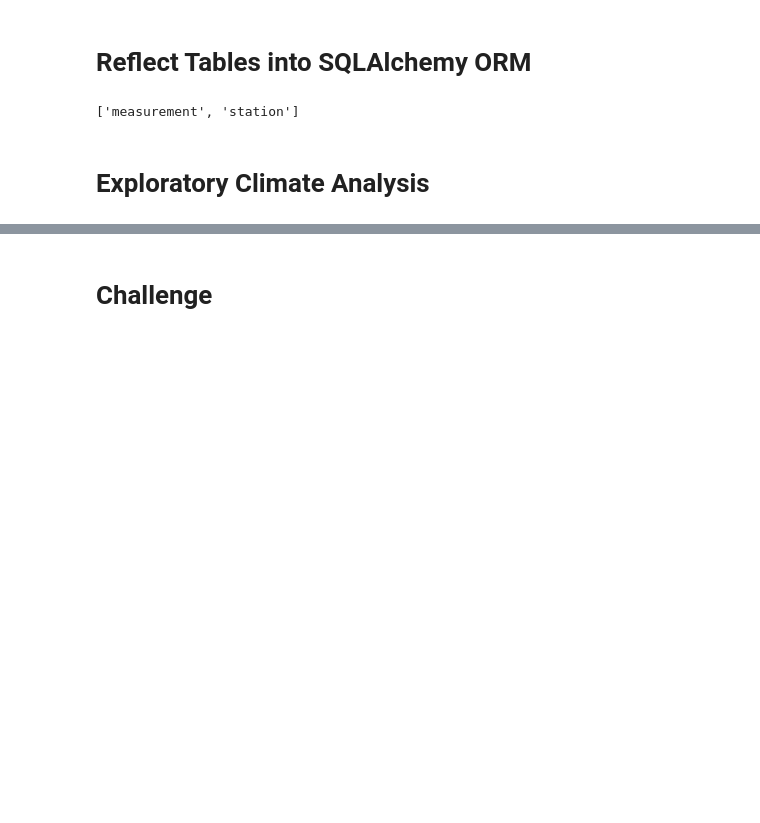
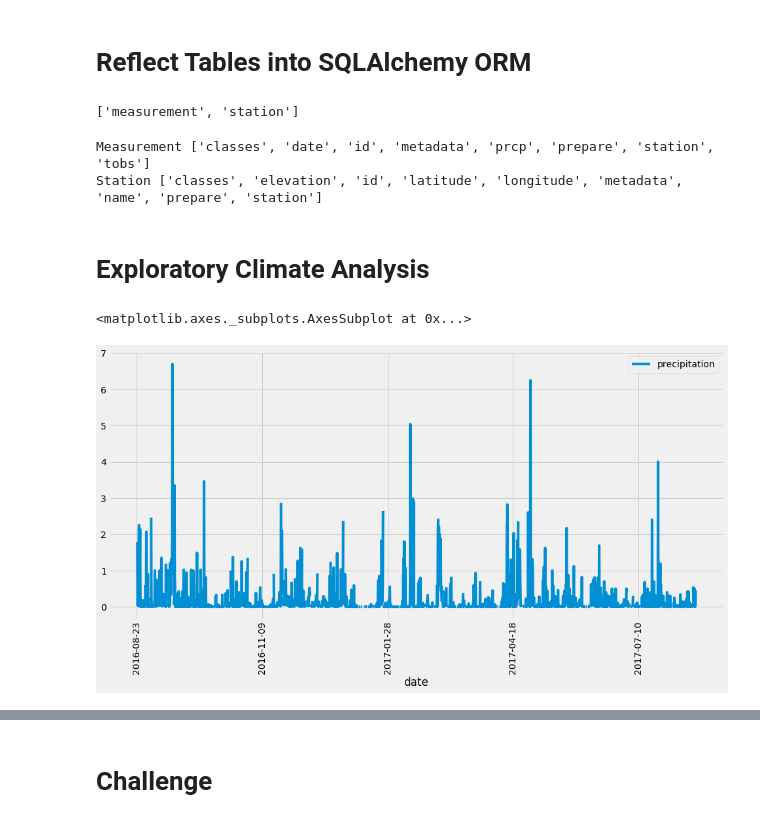
Before and after one commit to Khanguye/Surfs_up, a Jupyter notebook: climate_analysis.ipynb, the cells around one changed output, grey strips where cells are left out. Saved outputs shown, nothing was run; the diff lists cells and outputs as text; code cells hidden in the pictures; blank space fills up the shorter version.

```diff
--- a/climate_analysis.ipynb
+++ b/climate_analysis.ipynb
@@ -36,20 +36,35 @@ Station = Base.classes.station
 # %%
 # Create our session (link) from Python to the DB
 session = Session(engine)
+# %%
+#List column names in ORM Object
+print("Measurement",[col for col in dir(Measurement) if not col.startswith('_')])
+print("Station",[col for col in dir(Station) if not col.startswith('_')])
+# %% [output]
+Measurement ['classes', 'date', 'id', 'metadata', 'prcp', 'prepare', 'station', 'tobs']
+Station ['classes', 'elevation', 'id', 'latitude', 'longitude', 'metadata', 'name', 'prepare', 'station']
 # %% [markdown]
 # Exploratory Climate Analysis
 # %%
 # Design a query to retrieve the last 12 months of precipitation data and plot the results.
 #Starting from the last data point in the database.
-
+prev_year = dt.date(2017, 8, 23)
 # Calculate the date one year from the last date in data set.
-
+prev_year = dt.date(2017, 8, 23) - dt.timedelta(days=365)
 # Perform a query to retrieve the data and precipitation scores
-
+query = session.query(Measurement.date, Measurement.prcp)
+query_filter = query.filter(Measurement.date >= prev_year)
+results = query_filter.all()
+#print(results)
 # Save the query results as a Pandas DataFrame and set the index to the date column
-
+df = pd.DataFrame(results, columns=['date','precipitation'])
+df.set_index("date", inplace=True)
 # Sort the dataframe by date
-
+df = df.sort_index()
 # Use Pandas Plotting with Matplotlib to plot the data
+df.plot(figsize=(15,7),rot=90)
+# %% [output]
+<matplotlib.axes._subplots.AxesSubplot at 0x...>
+[figure, added]
 # %%
 # Use Pandas to calcualte the summary statistics for the precipitation data
```
Also changed, not shown: parts of 1 cell of this notebook.
